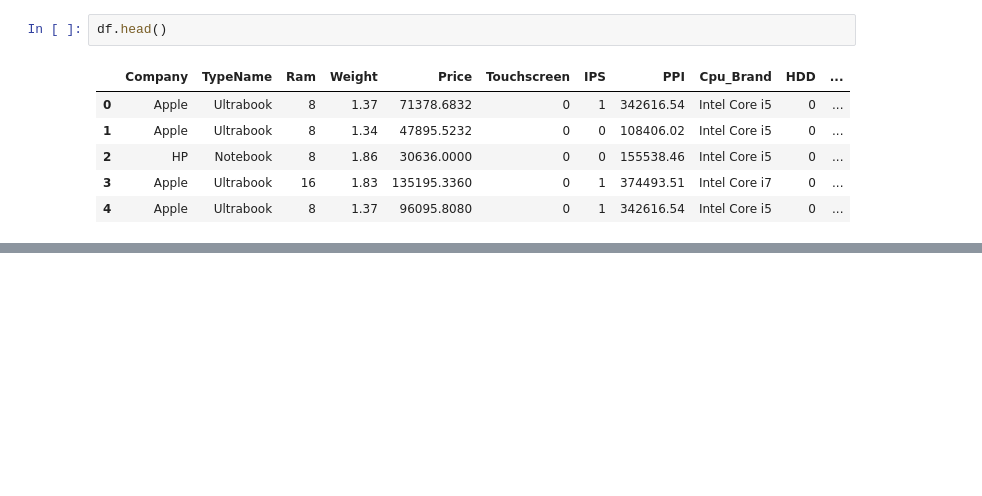
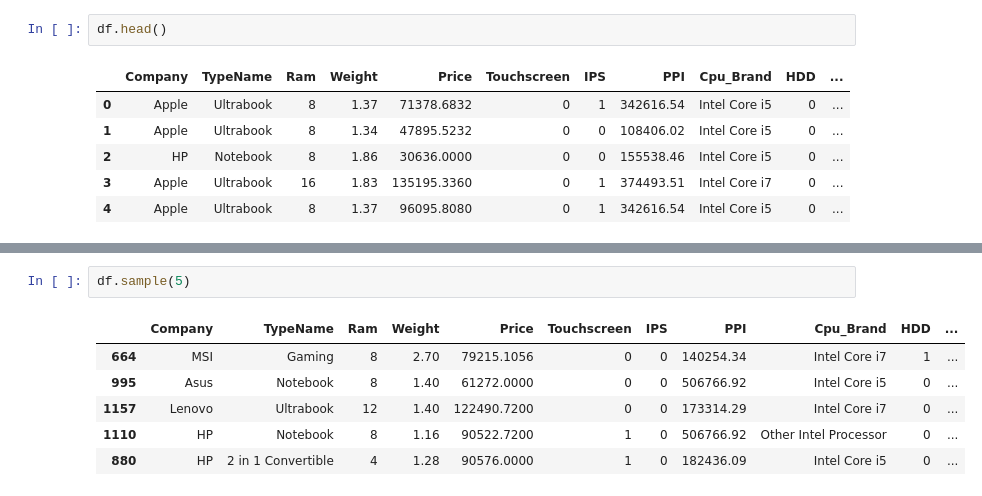
Before and after one commit to rakshyta/laptop_price_predictor, a Jupyter notebook: Laptop-Price-Predictor.ipynb, the cells around one changed output, grey strips where cells are left out. Saved outputs shown, nothing was run; the diff lists cells and outputs as text; blank space fills up the shorter version.

```diff
--- a/Laptop-Price-Predictor.ipynb
+++ b/Laptop-Price-Predictor.ipynb
@@ -1210,0 +1212,9 @@ Overwriting app.py
+# %%
+df.sample(5)
+# %% [output]
+|  | Company | TypeName | Ram | Weight | Price | Touchscreen | IPS | PPI | Cpu_Brand | HDD | ... |
+| 664 | MSI | Gaming | 8 | 2.70 | 79215.1056 | 0 | 0 | 140254.34 | Intel Core i7 | 1 | ... |
+| 995 | Asus | Notebook | 8 | 1.40 | 61272.0000 | 0 | 0 | 506766.92 | Intel Core i5 | 0 | ... |
+| 1157 | Lenovo | Ultrabook | 12 | 1.40 | 122490.7200 | 0 | 0 | 173314.29 | Intel Core i7 | 0 | ... |
+| 1110 | HP | Notebook | 8 | 1.16 | 90522.7200 | 1 | 0 | 506766.92 | Other Intel Processor | 0 | ... |
+| 880 | HP | 2 in 1 Convertible | 4 | 1.28 | 90576.0000 | 1 | 0 | 182436.09 | Intel Core i5 | 0 | ... |
```
Also changed, not shown: parts of 6 cells of this notebook, 2 other files.
